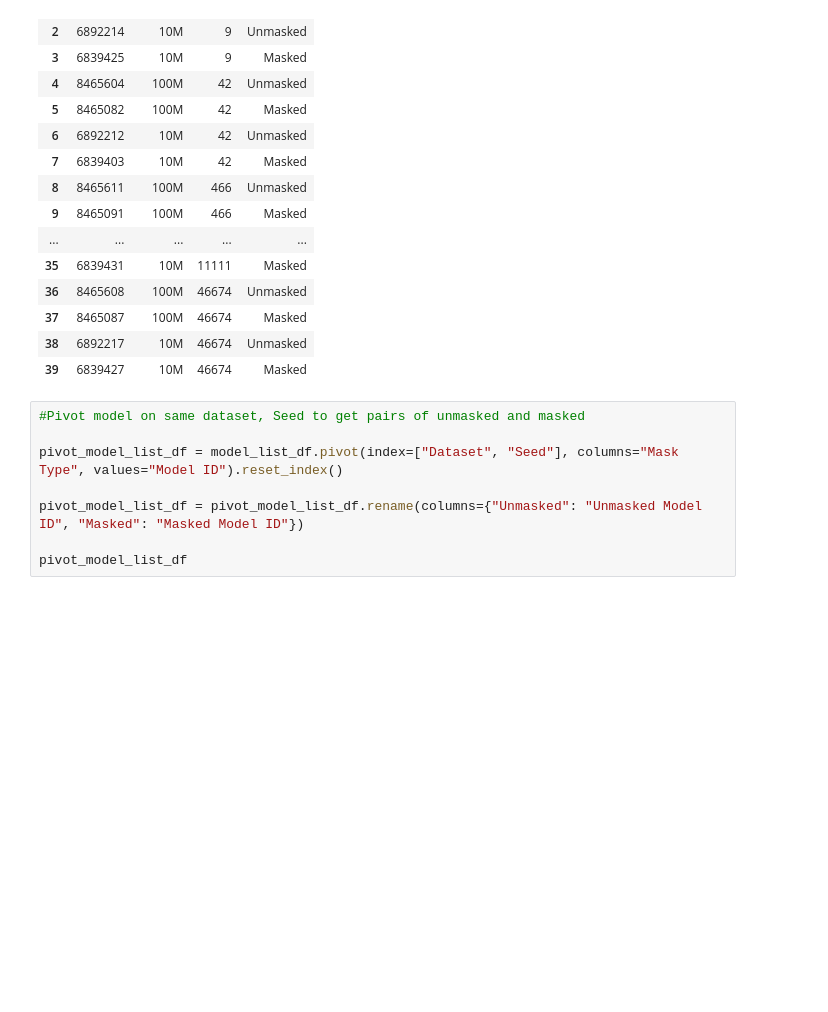
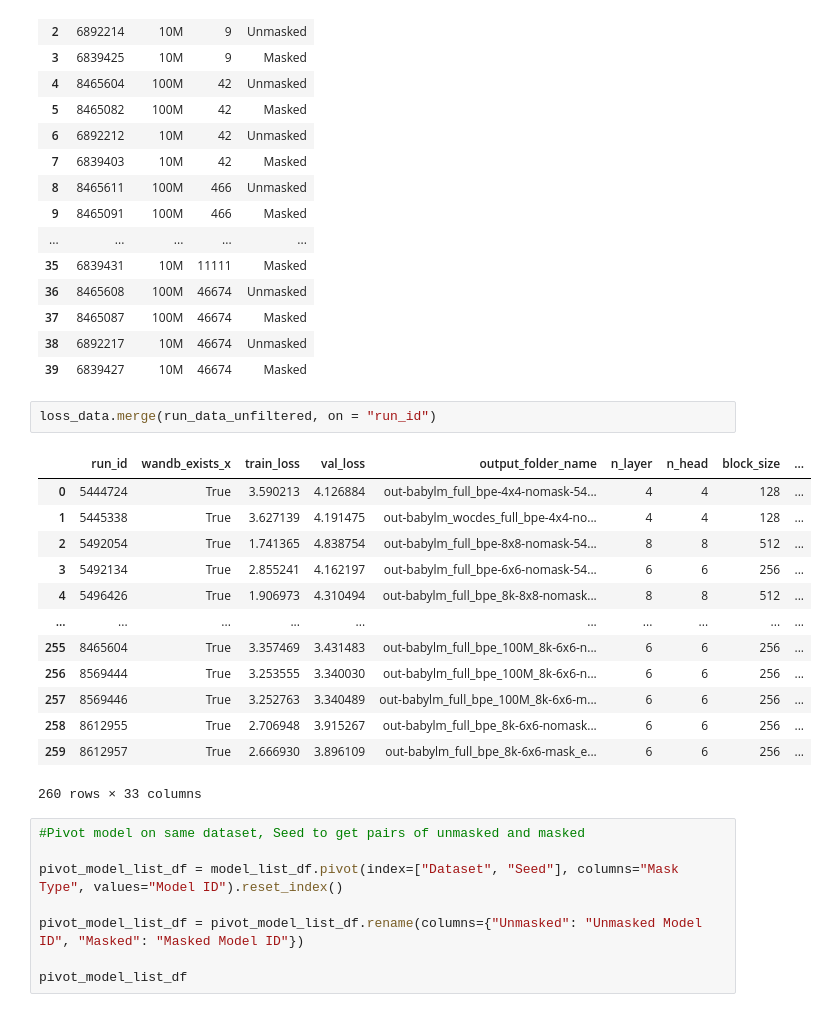
Before and after one commit to drhanjones/ss-llm, a Jupyter notebook: nanoGPT/eval/additional_analysis/reading_time_deeper_deltadelta.ipynb, the cells around one changed output. Saved outputs shown, nothing was run; the diff lists cells and outputs as text; blank space fills up the shorter version.

```diff
--- a/nanoGPT/eval/additional_analysis/reading_time_deeper_deltadelta.ipynb
+++ b/nanoGPT/eval/additional_analysis/reading_time_deeper_deltadelta.ipynb
@@ -171,6 +171,22 @@ model_list_df
 | 37 | 8465087 | 100M | 46674 | Masked |
 | 38 | 6892217 | 10M | 46674 | Unmasked |
 | 39 | 6839427 | 10M | 46674 | Masked |
+# %%
+loss_data.merge(run_data_unfiltered, on = "run_id")
+# %% [output]
+|  | run_id | wandb_exists_x | train_loss | val_loss | output_folder_name | n_layer | n_head | block_size | ... |
+| 0 | 5444724 | True | 3.590213 | 4.126884 | out-babylm_full_bpe-4x4-nomask-54... | 4 | 4 | 128 | ... |
+| 1 | 5445338 | True | 3.627139 | 4.191475 | out-babylm_wocdes_full_bpe-4x4-no... | 4 | 4 | 128 | ... |
+| 2 | 5492054 | True | 1.741365 | 4.838754 | out-babylm_full_bpe-8x8-nomask-54... | 8 | 8 | 512 | ... |
+| 3 | 5492134 | True | 2.855241 | 4.162197 | out-babylm_full_bpe-6x6-nomask-54... | 6 | 6 | 256 | ... |
+| 4 | 5496426 | True | 1.906973 | 4.310494 | out-babylm_full_bpe_8k-8x8-nomask... | 8 | 8 | 512 | ... |
+| ... | ... | ... | ... | ... | ... | ... | ... | ... | ... |
+| 255 | 8465604 | True | 3.357469 | 3.431483 | out-babylm_full_bpe_100M_8k-6x6-n... | 6 | 6 | 256 | ... |
+| 256 | 8569444 | True | 3.253555 | 3.340030 | out-babylm_full_bpe_100M_8k-6x6-n... | 6 | 6 | 256 | ... |
+| 257 | 8569446 | True | 3.252763 | 3.340489 | out-babylm_full_bpe_100M_8k-6x6-m... | 6 | 6 | 256 | ... |
+| 258 | 8612955 | True | 2.706948 | 3.915267 | out-babylm_full_bpe_8k-6x6-nomask... | 6 | 6 | 256 | ... |
+| 259 | 8612957 | True | 2.666930 | 3.896109 | out-babylm_full_bpe_8k-6x6-mask_e... | 6 | 6 | 256 | ... |
+260 rows × 33 columns
 # %%
 #Pivot model on same dataset, Seed to get pairs of unmasked and masked
 
```
Also changed, not shown: 5 other files.
